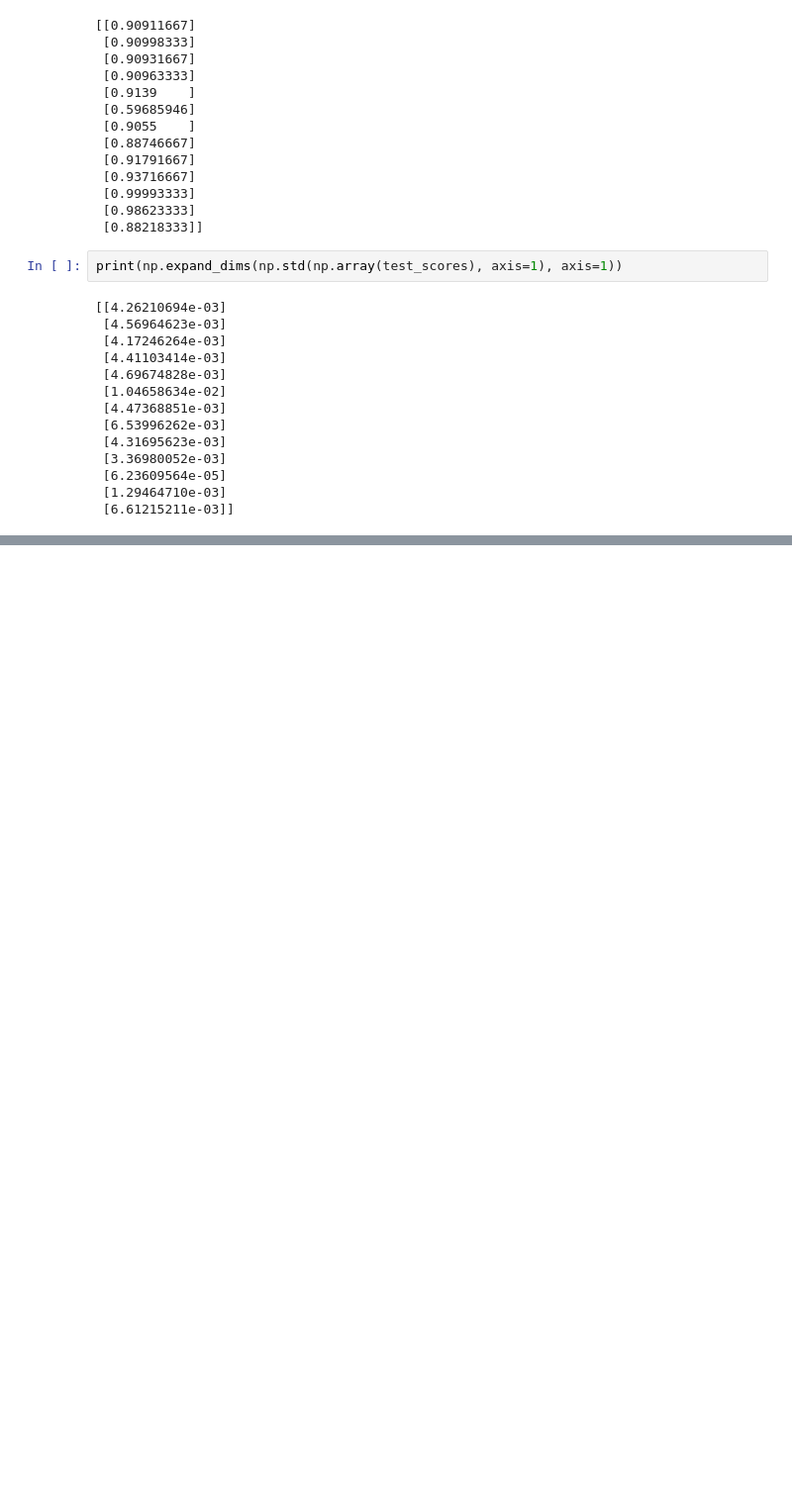
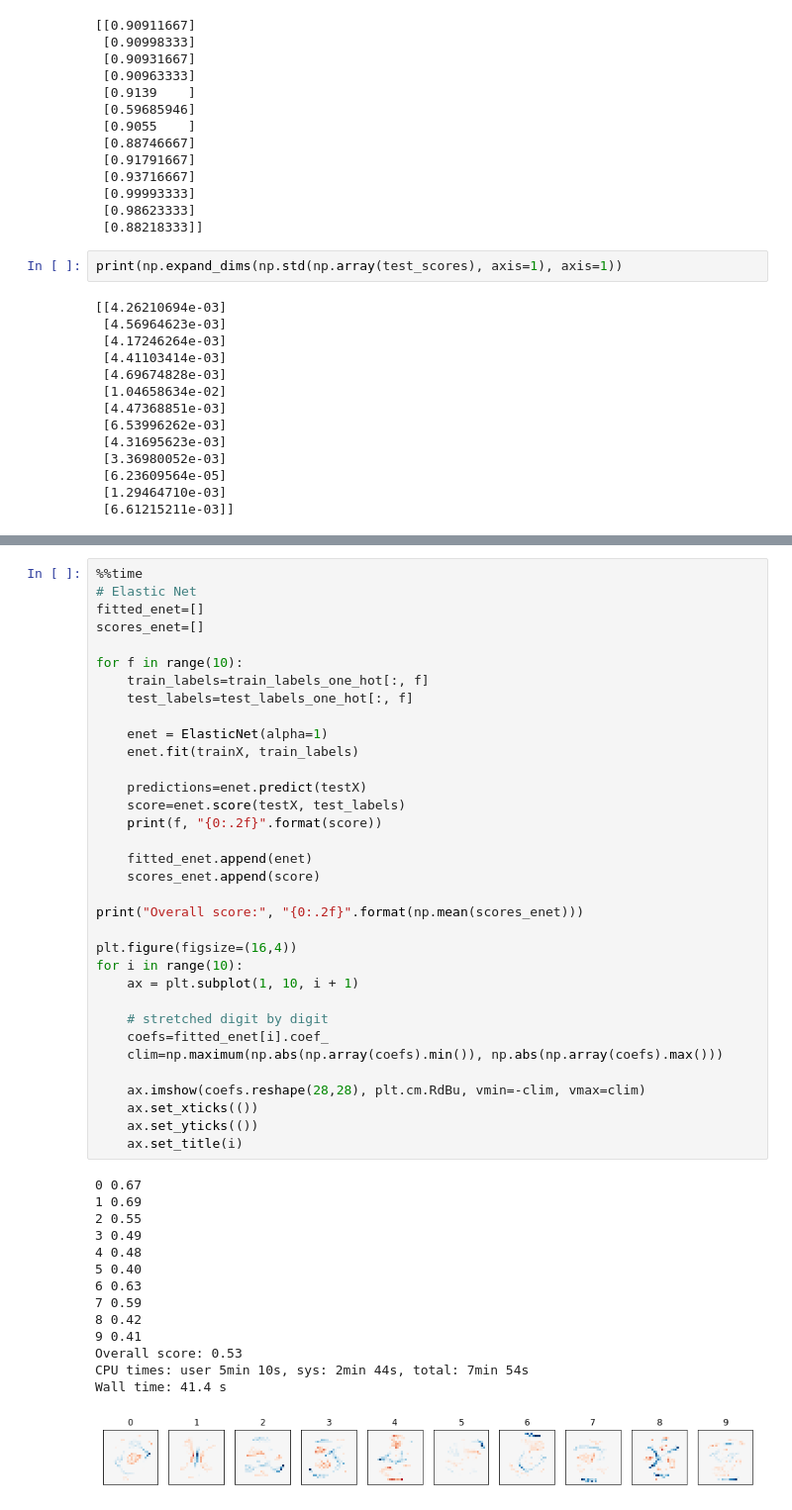
Before and after one commit to jmichellehu/ComplexSystems_AMATH563, a Jupyter notebook: hw1/AMATH563_hw1.ipynb, the cells around one changed output, grey strips where cells are left out. Shown at 99% size. Saved outputs shown, nothing was run; the diff lists cells and outputs as text; blank space fills up the shorter version.

```diff
--- a/hw1/AMATH563_hw1.ipynb
+++ b/hw1/AMATH563_hw1.ipynb
@@ -992,0 +1100,49 @@ print(np.expand_dims(np.std(np.array(test_scores), axis=1), axis=1))
+# %%
+%%time
+# Elastic Net
+fitted_enet=[]
+scores_enet=[]
+
+for f in range(10):
+    train_labels=train_labels_one_hot[:, f]
+    test_labels=test_labels_one_hot[:, f]
+
+    enet = ElasticNet(alpha=1)
+    enet.fit(trainX, train_labels)
+
+    predictions=enet.predict(testX)
+    score=enet.score(testX, test_labels)
+    print(f, "{0:.2f}".format(score))
+
+    fitted_enet.append(enet)
+    scores_enet.append(score)
+
+print("Overall score:", "{0:.2f}".format(np.mean(scores_enet)))
+
+plt.figure(figsize=(16,4))
+for i in range(10):
+    ax = plt.subplot(1, 10, i + 1)
+
+    # stretched digit by digit
+    coefs=fitted_enet[i].coef_
+    clim=np.maximum(np.abs(np.array(coefs).min()), np.abs(np.array(coefs).max()))
+
+    ax.imshow(coefs.reshape(28,28), plt.cm.RdBu, vmin=-clim, vmax=clim)
+    ax.set_xticks(())
+    ax.set_yticks(())
+    ax.set_title(i)
+# %% [output]
+0 0.67
+1 0.69
+2 0.55
+3 0.49
+4 0.48
+5 0.40
+6 0.63
+7 0.59
+8 0.42
+9 0.41
+Overall score: 0.53
+CPU times: user 5min 10s, sys: 2min 44s, total: 7min 54s
+Wall time: 41.4 s
+[figure, added]
```
Also changed, not shown: parts of 4 cells of this notebook.
